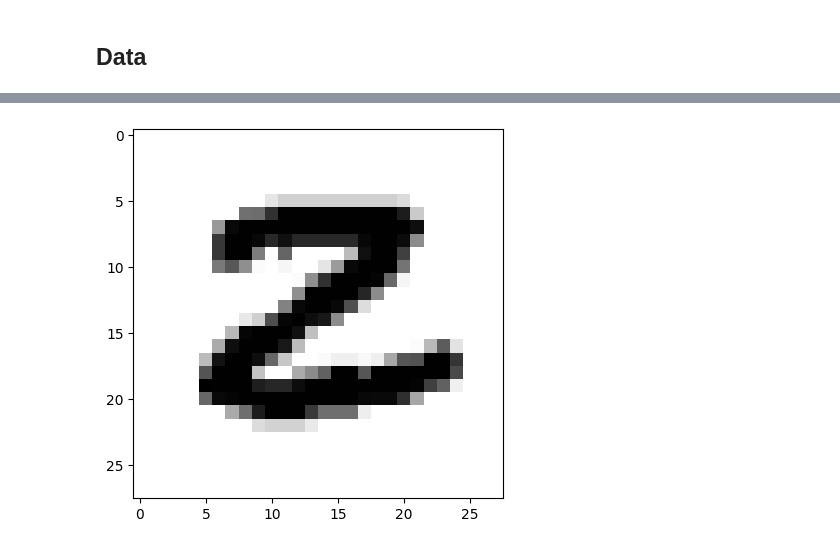
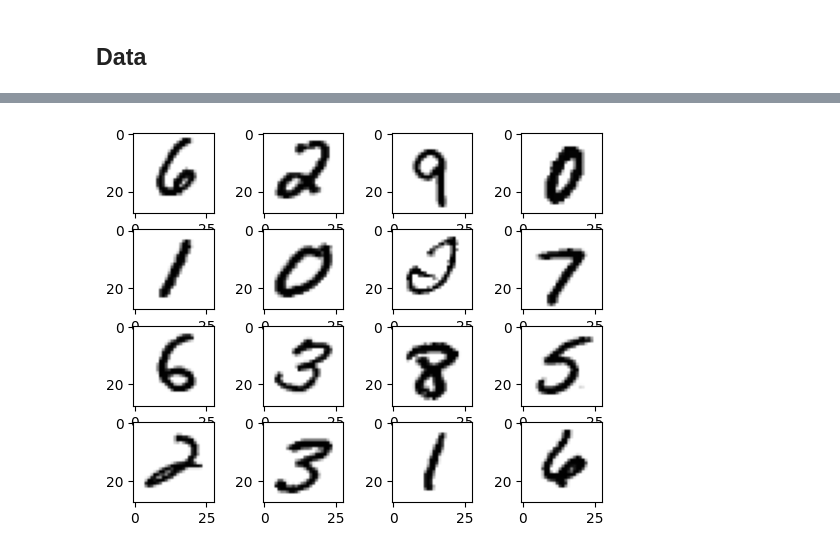
Before and after one commit to Palmgrenoskari/machineLearning, a Jupyter notebook: sandbox/box5MnistClassification/mnistClassification.ipynb, the cells around one changed output, grey strips where cells are left out. Saved outputs shown, nothing was run; the diff lists cells and outputs as text; code cells hidden in the pictures.

```diff
--- a/sandbox/box5MnistClassification/mnistClassification.ipynb
+++ b/sandbox/box5MnistClassification/mnistClassification.ipynb
@@ -24,8 +25,12 @@ Downloading data from https://storage.googleapis.com/tensorflow/tf-keras-dataset
 Train Images shape:  (60000, 28, 28)
 Test images shape:  (10000, 28, 28)
-# %%
-# What the data looks like?
-plt.imshow(train_images[117], cmap="gray_r")
-plt.show()
-# %% [output]
-[figure, removed]
+# %%
+# What the data looks like?
+x = 4
+y = 4
+fig, ax = plt.subplots(x,y)
+for row in range(x):
+    for col in range(y):
+        ax[row,col].imshow(train_images[random.randint(1,1000)], cmap="gray_r")
+# %% [output]
+[figure, added]
```
Also changed, not shown: parts of 18 cells of this notebook, 1 other file.
